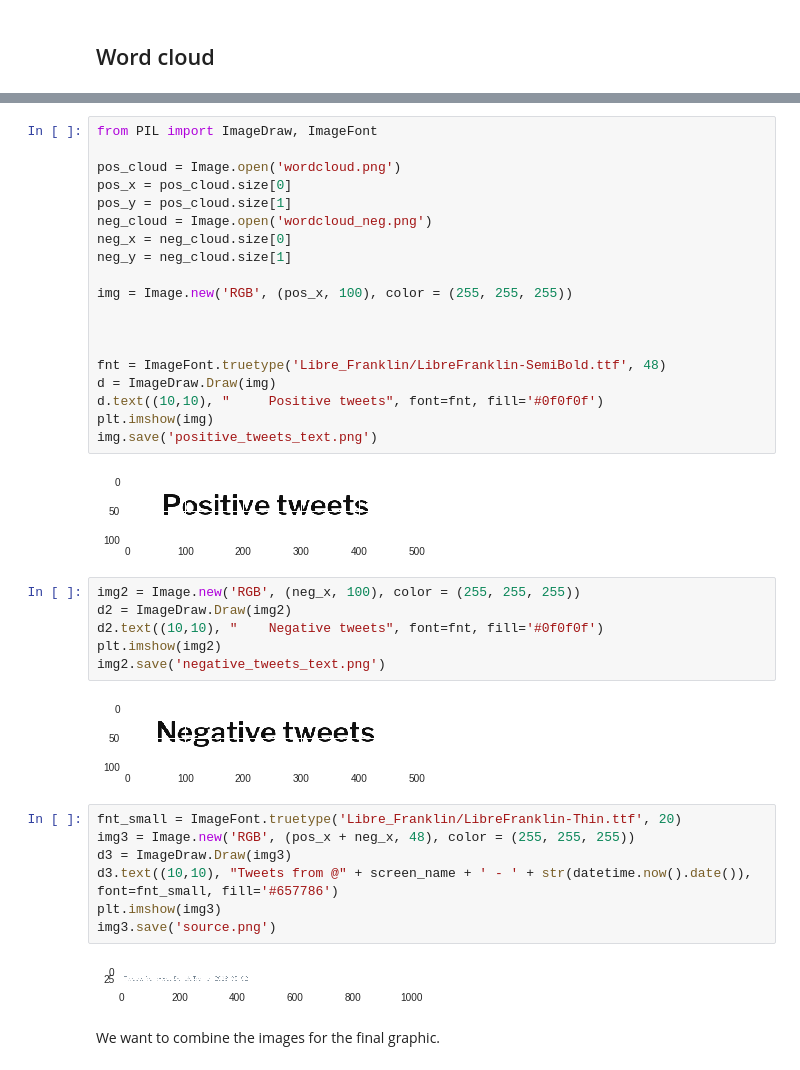
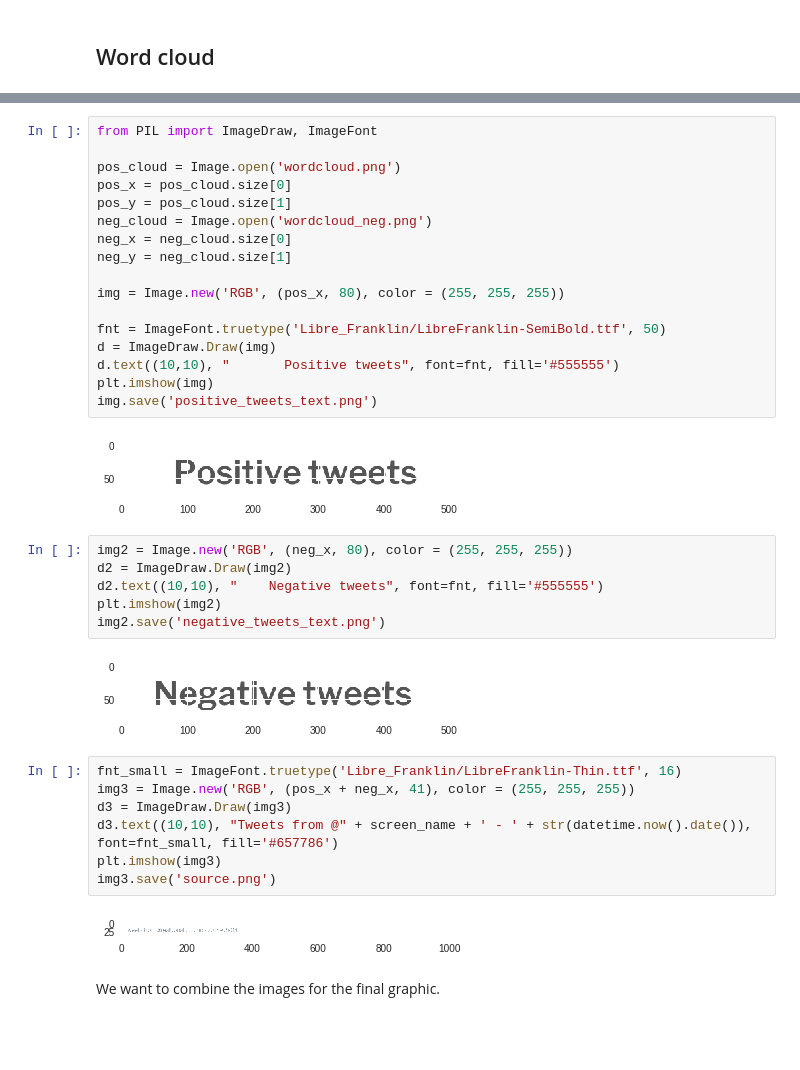
Before and after one commit to Capital-News-Service/daily-trump-snapshot, a Jupyter notebook: daily_trump_snapshot.ipynb, the cells around one changed output, grey strips where cells are left out. Cells and saved outputs as stored; diff of their text form; blank space fills up the shorter version.

```diff
--- a/daily_trump_snapshot.ipynb
+++ b/daily_trump_snapshot.ipynb
@@ -456,41 +463,39 @@ fig.savefig(wordcloudname, bbox_inches='tight')
 # %%
 from PIL import ImageDraw, ImageFont
 
 pos_cloud = Image.open('wordcloud.png')
 pos_x = pos_cloud.size[0]
 pos_y = pos_cloud.size[1]
 neg_cloud = Image.open('wordcloud_neg.png')
 neg_x = neg_cloud.size[0]
 neg_y = neg_cloud.size[1]
 
-img = Image.new('RGB', (pos_x, 100), color = (255, 255, 255))
+img = Image.new('RGB', (pos_x, 80), color = (255, 255, 255))
 
-
-
-fnt = ImageFont.truetype('Libre_Franklin/LibreFranklin-SemiBold.ttf', 48)
+fnt = ImageFont.truetype('Libre_Franklin/LibreFranklin-SemiBold.ttf', 50)
 d = ImageDraw.Draw(img)
-d.text((10,10), "     Positive tweets", font=fnt, fill='#0f0f0f')
+d.text((10,10), "       Positive tweets", font=fnt, fill='#555555')
 plt.imshow(img)
 img.save('positive_tweets_text.png')
 # %% [output]
-[figure, old version]
+[figure, new version]
 # %%
-img2 = Image.new('RGB', (neg_x, 100), color = (255, 255, 255))
+img2 = Image.new('RGB', (neg_x, 80), color = (255, 255, 255))
 d2 = ImageDraw.Draw(img2)
-d2.text((10,10), "    Negative tweets", font=fnt, fill='#0f0f0f')
+d2.text((10,10), "    Negative tweets", font=fnt, fill='#555555')
 plt.imshow(img2)
 img2.save('negative_tweets_text.png')
 # %% [output]
-[figure, old version]
+[figure, new version]
 # %%
-fnt_small = ImageFont.truetype('Libre_Franklin/LibreFranklin-Thin.ttf', 20)
-img3 = Image.new('RGB', (pos_x + neg_x, 48), color = (255, 255, 255))
+fnt_small = ImageFont.truetype('Libre_Franklin/LibreFranklin-Thin.ttf', 16)
+img3 = Image.new('RGB', (pos_x + neg_x, 41), color = (255, 255, 255))
 d3 = ImageDraw.Draw(img3)
 d3.text((10,10), "Tweets from @" + screen_name + ' - ' + str(datetime.now().date()), font=fnt_small, fill='#657786')
 plt.imshow(img3)
 img3.save('source.png')
 # %% [output]
-[figure, old version]
+[figure, new version]
 # %% [markdown]
 We want to combine the images for the final graphic.
 # %%
```
Also changed, not shown: parts of 13 cells of this notebook.
